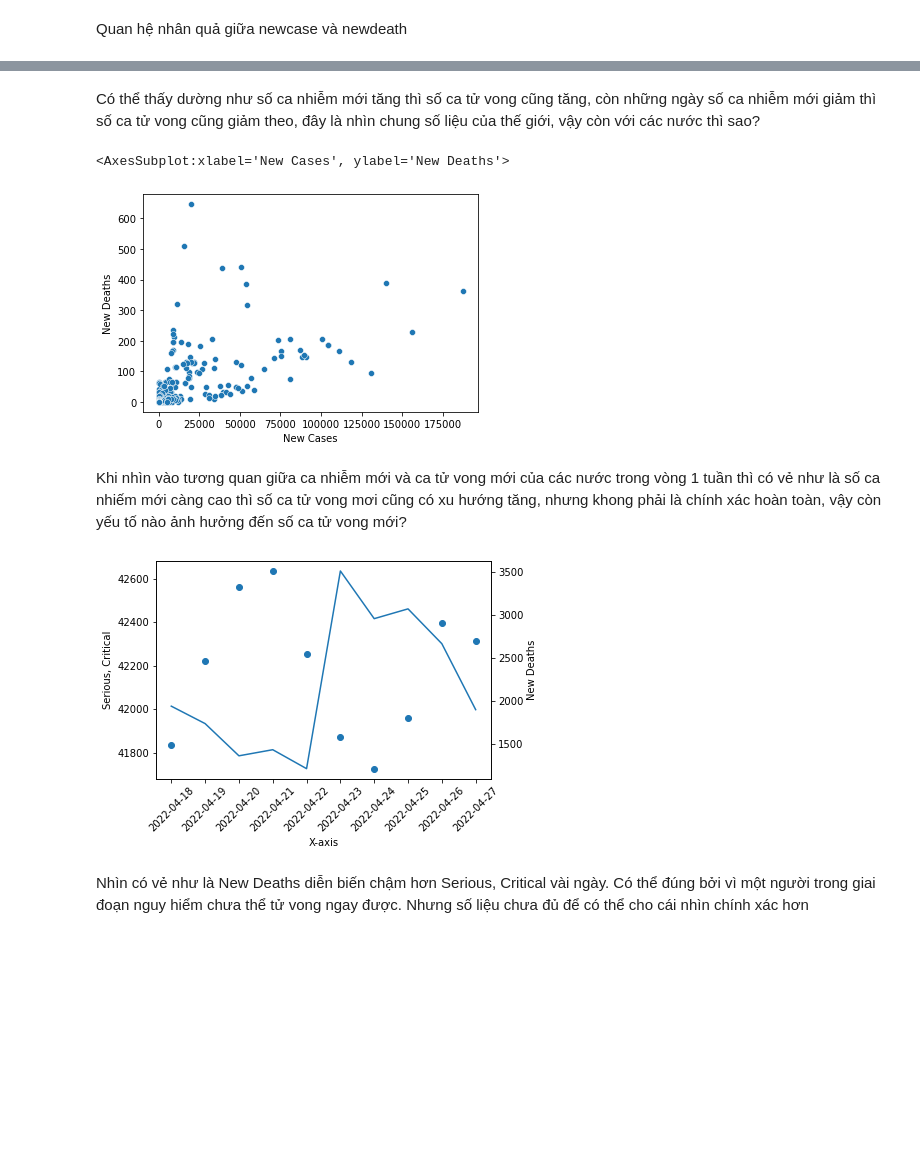
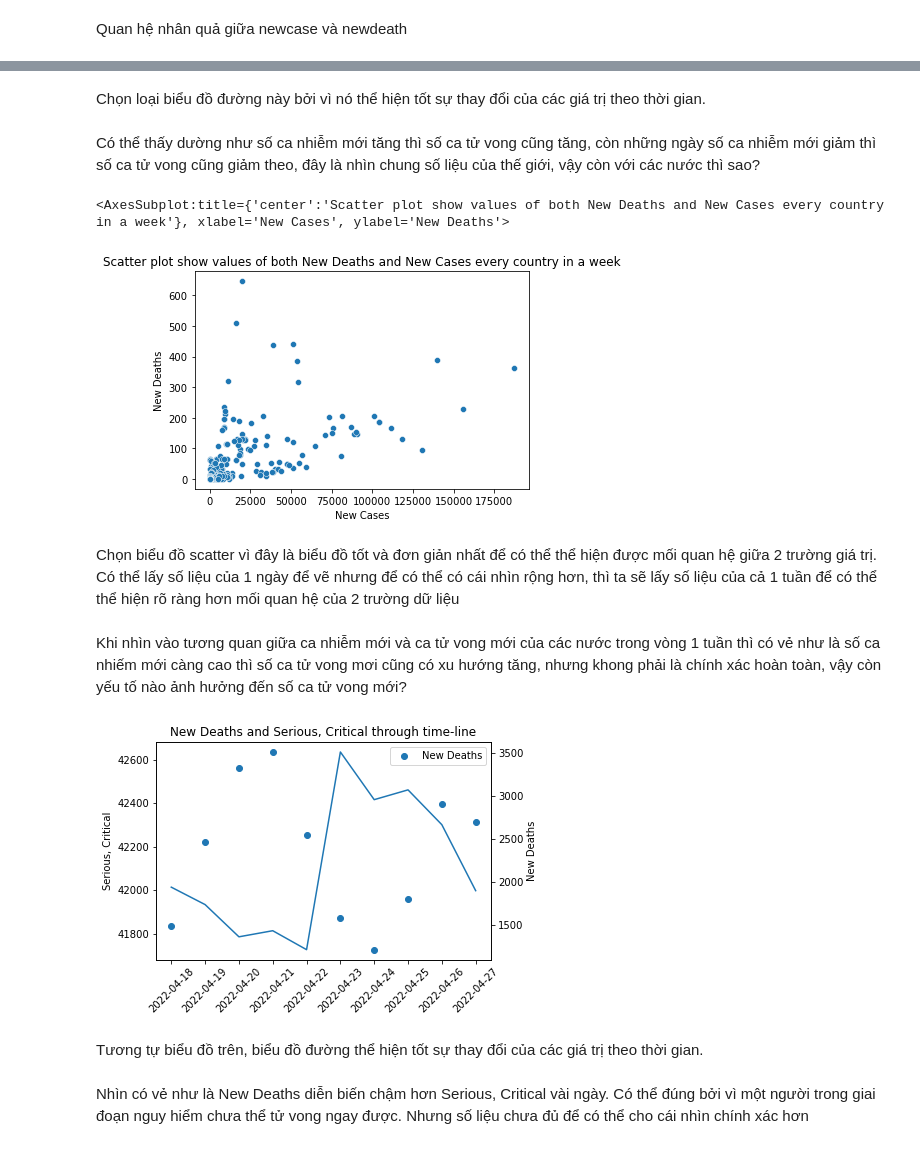
Before and after one commit to LeKiet258/DATA_VIZ_LAB01, a Jupyter notebook: Relationship.ipynb, the cells around one changed output, grey strips where cells are left out. Saved outputs shown, nothing was run; the diff lists cells and outputs as text; code cells hidden in the pictures; blank space fills up the shorter version.

```diff
--- a/Relationship.ipynb
+++ b/Relationship.ipynb
@@ -415,18 +402,23 @@ plt.show()
+# %% [markdown]
+Chọn loại biểu đồ đường này bởi vì nó thể hiện tốt sự thay đổi của các giá trị theo thời gian.
 # %% [markdown]
 Có thể thấy dường như số ca nhiễm mới tăng thì số ca tử vong cũng tăng, còn những ngày số ca nhiễm mới giảm thì số ca tử vong cũng giảm theo, đây là nhìn chung số liệu của thế giới, vậy còn với các nước thì sao?
-# %%
-sns.scatterplot(week_df['New Cases'],week_df['New Deaths'])
-# %% [output]
-<AxesSubplot:xlabel='New Cases', ylabel='New Deaths'>
-[figure, removed]
+# %%
+plt.title('Scatter plot show values of both New Deaths and New Cases every country in a week')
+sns.scatterplot(week_df['New Cases'],week_df['New Deaths'])
+# %% [output]
+<AxesSubplot:title={'center':'Scatter plot show values of both New Deaths and New Cases every country in a week'}, xlabel='New Cases', ylabel='New Deaths'>
+[figure, added]
+# %% [markdown]
+Chọn biểu đồ scatter vì đây là biểu đồ tốt và đơn giản nhất để có thể thể hiện được mối quan hệ giữa 2 trường giá trị. Có thể lấy số liệu của 1 ngày để vẽ nhưng để có thể có cái nhìn rộng hơn, thì ta sẽ lấy số liệu của cả 1 tuần để có thể thể hiện rõ ràng hơn mối quan hệ của 2 trường dữ liệu
 # %% [markdown]
 Khi nhìn vào tương quan giữa ca nhiễm mới và ca tử vong mới của các nước trong vòng 1 tuần thì có vẻ như là số ca nhiếm mới càng cao thì số ca tử vong mơi cũng có xu hướng tăng, nhưng khong phải là chính xác hoàn toàn, vậy còn yếu tố nào ảnh hưởng đến số ca tử vong mới?
 # %%
 fig, ax1 = plt.subplots()
 
-ax1.set_xlabel('X-axis')
+plt.title('New Deaths and Serious, Critical through time-line')
 ax1.set_ylabel('Serious, Critical')
-plot_1 = ax1.plot(df_world_time['day'], df_world_time['Serious, Critical'])
+plot_1 = ax1.plot(df_world_time['day'], df_world_time['Serious, Critical'],label ='Serious, Critical')
 ax1.tick_params(axis ='y', labelcolor = 'black')
 ax1.set_xticklabels(df_world_time['day'],rotation=45)
 
@@ -434,11 +426,14 @@ ax2 = ax1.twinx()
 
 
 ax2.set_ylabel('New Deaths')
-plot_2 = ax2.plot(df_world_time['day'],df_world_time['New Deaths'],'o')
+plot_2 = ax2.plot(df_world_time['day'],df_world_time['New Deaths'],'o',label = 'New Deaths')
 
+plt.legend()
 plt.show()
 # %% [output]
-[figure, old version]
+[figure, new version]
+# %% [markdown]
+Tương tự biểu đồ trên, biểu đồ đường thể hiện tốt sự thay đổi của các giá trị theo thời gian.
 # %% [markdown]
 Nhìn có vẻ như là New Deaths diễn biến chậm hơn Serious, Critical vài ngày. Có thể đúng bởi vì một người trong giai đoạn nguy hiểm chưa thể tử vong ngay được. Nhưng số liệu chưa đủ để có thể cho cái nhìn chính xác hơn
 # %% [markdown]
```
Also changed, not shown: parts of 8 cells of this notebook.
